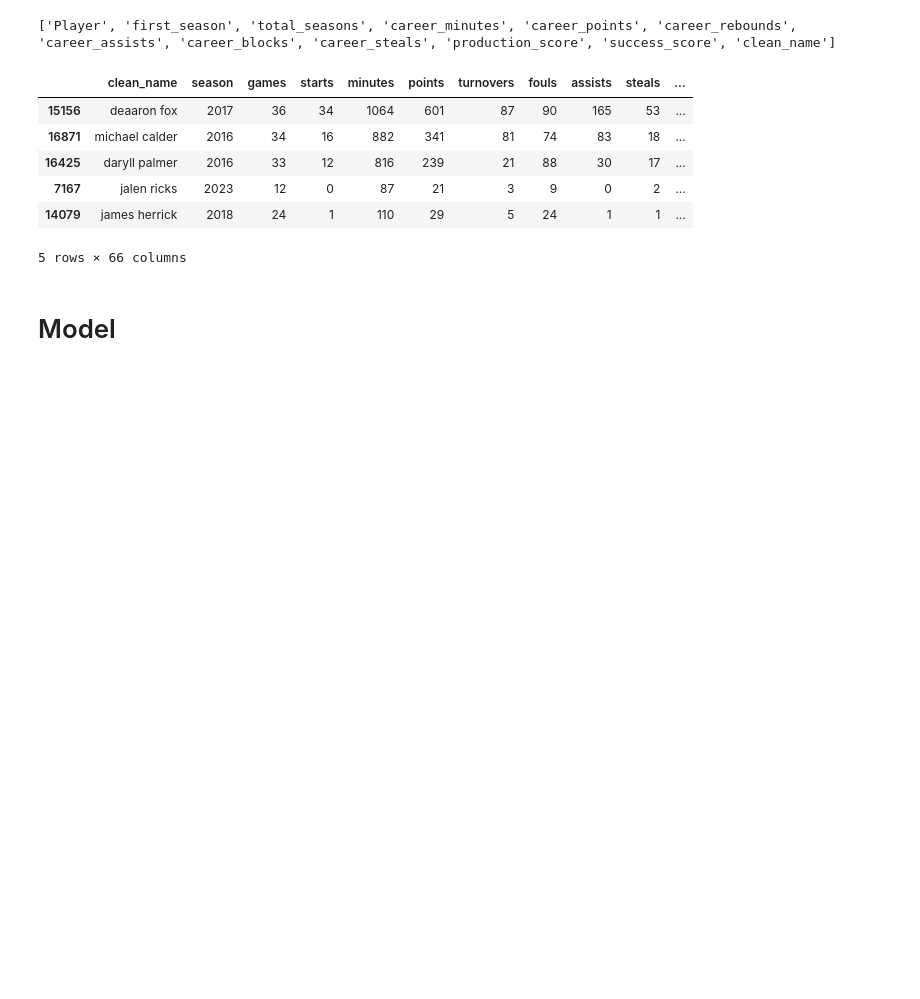
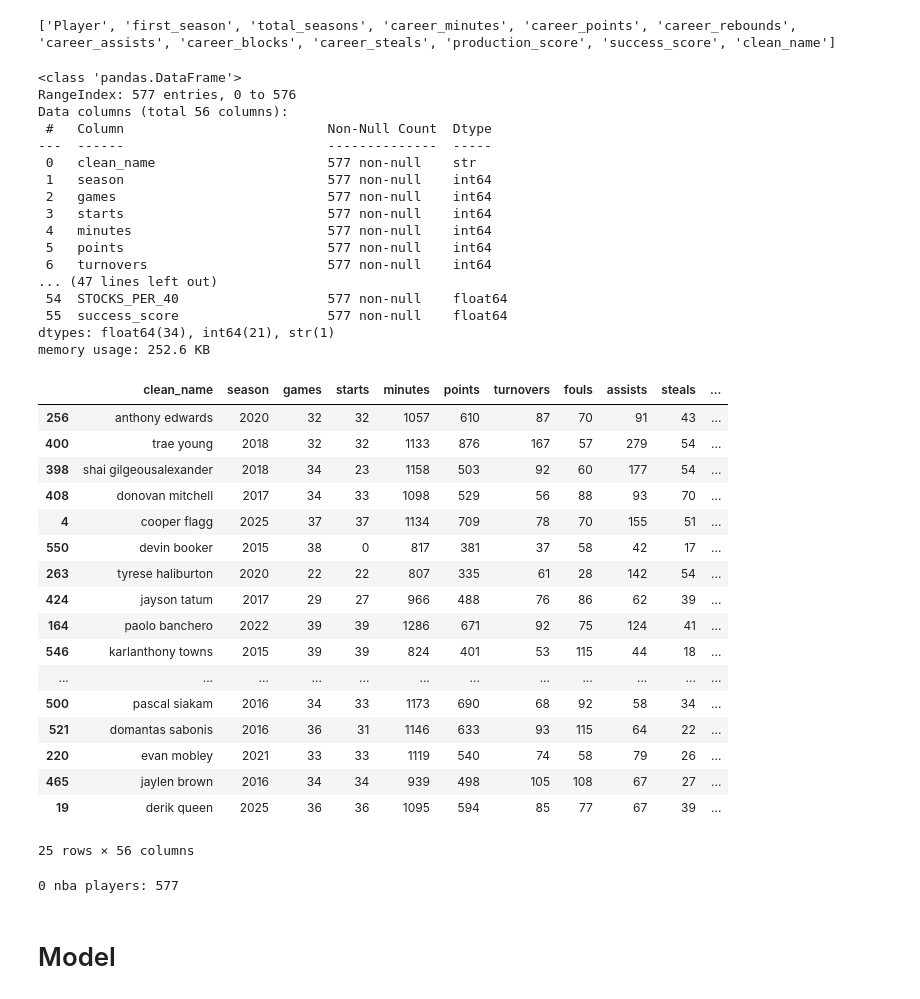
Before and after one commit to Jeremy-Thompson33/NBA_Prospect_Evaluator, a Jupyter notebook: datacollection.ipynb, the cells around one changed output. Drawn from its saved outputs; the diff is of its cells as text; code cells hidden in the pictures; blank space fills up the shorter version.

Commit message:
starting back up!

```diff
--- a/datacollection.ipynb
+++ b/datacollection.ipynb
@@ -30,7 +54,7 @@ else:
         index=False
     )
 # %%
-college_player_stats = pd.read_csv("data/raw/player_stats_2015_2025.csv")
+college_player_stats = pd.read_csv("data/raw/player_stats_2015_2026.csv")
 college_player_stats.columns
 college_player_stats.head()
 # %% [output]
@@ -490,29 +503,63 @@ college_final_season_for_join = college_final_season[['clean_name', 'season', 'g
     'AST_PER_40', 'STL_PER_40', 'BLK_PER_40', 'TOV_PER_40', 'FOULS_PER_40', 'AST_TO_TOV',
     'STOCKS_PER_40']]
 
-nba_success_scores_for_join = nba_success_scores[['clean_name', 'first_season', 'success_score']]
+nba_success_scores_for_join = nba_success_scores[['clean_name', 'success_score']]
 # %%
 # Joined dataframe
 merged = college_final_season_for_join.merge(
-    nba_success_scores,
-    left_on=['clean_name', 'season'],
-    right_on=['clean_name', 'first_season'],
-    how='left'
+    nba_success_scores_for_join,
+    on='clean_name',
+    how='inner'
 )
 
-new_cols = nba_success_scores_for_join.columns.difference(['clean_name', 'first_season'])
-merged[new_cols] = merged[new_cols].fillna(0)
+#new_cols = nba_success_scores_for_join.columns.difference(['clean_name'])
+#merged[new_cols] = merged[new_cols].fillna(0)
 # %%
 # View new dataframe
-merged.sample(5)
+merged.info()
 # %% [output]
-|  | clean_name | season | games | starts | minutes | points | turnovers | fouls | assists | steals | ... |
-| 15156 | deaaron fox | 2017 | 36 | 34 | 1064 | 601 | 87 | 90 | 165 | 53 | ... |
-| 16871 | michael calder | 2016 | 34 | 16 | 882 | 341 | 81 | 74 | 83 | 18 | ... |
-| 16425 | daryll palmer | 2016 | 33 | 12 | 816 | 239 | 21 | 88 | 30 | 17 | ... |
-| 7167 | jalen ricks | 2023 | 12 | 0 | 87 | 21 | 3 | 9 | 0 | 2 | ... |
-| 14079 | james herrick | 2018 | 24 | 1 | 110 | 29 | 5 | 24 | 1 | 1 | ... |
-5 rows × 66 columns
+<class 'pandas.DataFrame'>
+RangeIndex: 577 entries, 0 to 576
+Data columns (total 56 columns):
+ #   Column                          Non-Null Count  Dtype
+---  ------                          --------------  -----
+ 0   clean_name                      577 non-null    str
+ 1   season                          577 non-null    int64
+ 2   games                           577 non-null    int64
+ 3   starts                          577 non-null    int64
+ 4   minutes                         577 non-null    int64
+ 5   points                          577 non-null    int64
+ 6   turnovers                       577 non-null    int64
+... (47 lines left out)
+ 54  STOCKS_PER_40                   577 non-null    float64
+ 55  success_score                   577 non-null    float64
+dtypes: float64(34), int64(21), str(1)
+memory usage: 252.6 KB
+# %%
+merged.sort_values("success_score", ascending = False).head(25)
+# %% [output]
+|  | clean_name | season | games | starts | minutes | points | turnovers | fouls | assists | steals | ... |
+| 256 | anthony edwards | 2020 | 32 | 32 | 1057 | 610 | 87 | 70 | 91 | 43 | ... |
+| 400 | trae young | 2018 | 32 | 32 | 1133 | 876 | 167 | 57 | 279 | 54 | ... |
+| 398 | shai gilgeousalexander | 2018 | 34 | 23 | 1158 | 503 | 92 | 60 | 177 | 54 | ... |
+| 408 | donovan mitchell | 2017 | 34 | 33 | 1098 | 529 | 56 | 88 | 93 | 70 | ... |
+| 4 | cooper flagg | 2025 | 37 | 37 | 1134 | 709 | 78 | 70 | 155 | 51 | ... |
+| 550 | devin booker | 2015 | 38 | 0 | 817 | 381 | 37 | 58 | 42 | 17 | ... |
+| 263 | tyrese haliburton | 2020 | 22 | 22 | 807 | 335 | 61 | 28 | 142 | 54 | ... |
+| 424 | jayson tatum | 2017 | 29 | 27 | 966 | 488 | 76 | 86 | 62 | 39 | ... |
+| 164 | paolo banchero | 2022 | 39 | 39 | 1286 | 671 | 92 | 75 | 124 | 41 | ... |
+| 546 | karlanthony towns | 2015 | 39 | 39 | 824 | 401 | 53 | 115 | 44 | 18 | ... |
+| ... | ... | ... | ... | ... | ... | ... | ... | ... | ... | ... | ... |
+| 500 | pascal siakam | 2016 | 34 | 33 | 1173 | 690 | 68 | 92 | 58 | 34 | ... |
+| 521 | domantas sabonis | 2016 | 36 | 31 | 1146 | 633 | 93 | 115 | 64 | 22 | ... |
+| 220 | evan mobley | 2021 | 33 | 33 | 1119 | 540 | 74 | 58 | 79 | 26 | ... |
+| 465 | jaylen brown | 2016 | 34 | 34 | 939 | 498 | 105 | 108 | 67 | 27 | ... |
+| 19 | derik queen | 2025 | 36 | 36 | 1095 | 594 | 85 | 77 | 67 | 39 | ... |
+25 rows × 56 columns
+# %%
+print(f'{len(merged[merged['success_score'] == 0])} nba players: {len(merged[merged['success_score'] > 0])}')
+# %% [output]
+0 nba players: 577
 # %% [markdown]
 # Model
 # %%
```
Also changed, not shown: parts of 7 cells of this notebook, 1 other file.
